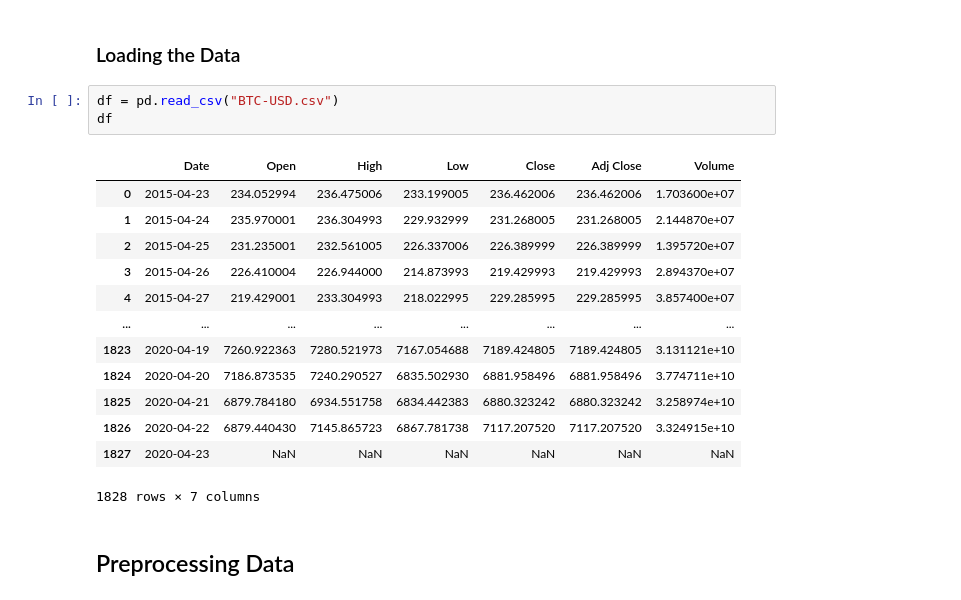
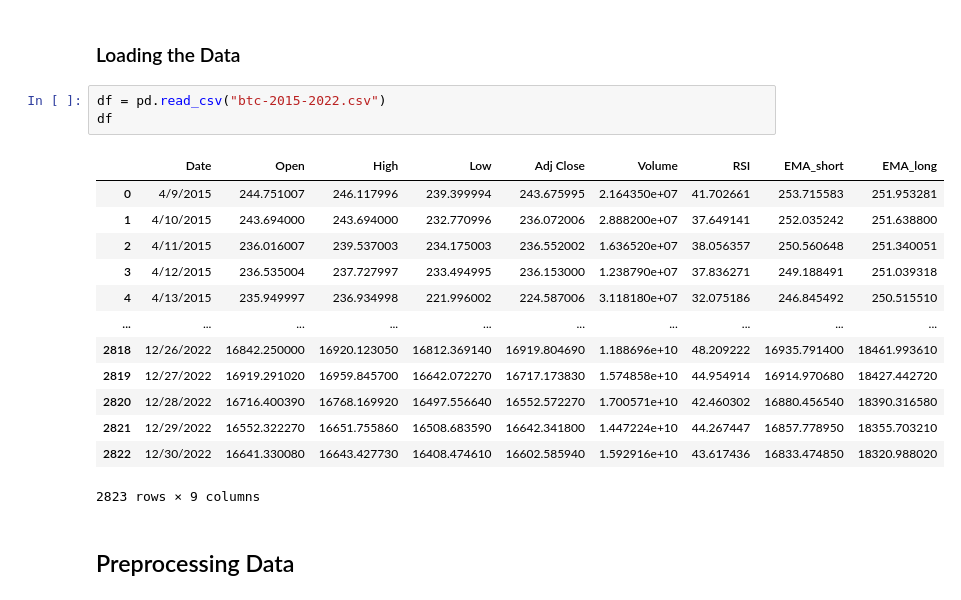
Before and after one commit to amjed87/Price-Forecaster, a Jupyter notebook: BTC-Models/BTC-RNN-Deep-Learning.ipynb, the cells around one changed output. Saved outputs shown, nothing was run; the diff lists cells and outputs as text.

```diff
--- a/BTC-Models/BTC-RNN-Deep-Learning.ipynb
+++ b/BTC-Models/BTC-RNN-Deep-Learning.ipynb
@@ -14,22 +14,22 @@ from keras.layers import LSTM, Dense, Dropout
 # %% [markdown]
 ### Loading the Data
 # %%
-df = pd.read_csv("BTC-USD.csv")
+df = pd.read_csv("btc-2015-2022.csv")
 df
 # %% [output]
-|  | Date | Open | High | Low | Close | Adj Close | Volume |
-| 0 | 2015-04-23 | 234.052994 | 236.475006 | 233.199005 | 236.462006 | 236.462006 | 1.703600e+07 |
-| 1 | 2015-04-24 | 235.970001 | 236.304993 | 229.932999 | 231.268005 | 231.268005 | 2.144870e+07 |
-| 2 | 2015-04-25 | 231.235001 | 232.561005 | 226.337006 | 226.389999 | 226.389999 | 1.395720e+07 |
-| 3 | 2015-04-26 | 226.410004 | 226.944000 | 214.873993 | 219.429993 | 219.429993 | 2.894370e+07 |
-| 4 | 2015-04-27 | 219.429001 | 233.304993 | 218.022995 | 229.285995 | 229.285995 | 3.857400e+07 |
-| ... | ... | ... | ... | ... | ... | ... | ... |
-| 1823 | 2020-04-19 | 7260.922363 | 7280.521973 | 7167.054688 | 7189.424805 | 7189.424805 | 3.131121e+10 |
-| 1824 | 2020-04-20 | 7186.873535 | 7240.290527 | 6835.502930 | 6881.958496 | 6881.958496 | 3.774711e+10 |
-| 1825 | 2020-04-21 | 6879.784180 | 6934.551758 | 6834.442383 | 6880.323242 | 6880.323242 | 3.258974e+10 |
-| 1826 | 2020-04-22 | 6879.440430 | 7145.865723 | 6867.781738 | 7117.207520 | 7117.207520 | 3.324915e+10 |
-| 1827 | 2020-04-23 | NaN | NaN | NaN | NaN | NaN | NaN |
+|  | Date | Open | High | Low | Adj Close | Volume | RSI | EMA_short | EMA_long |
+| 0 | 4/9/2015 | 244.751007 | 246.117996 | 239.399994 | 243.675995 | 2.164350e+07 | 41.702661 | 253.715583 | 251.953281 |
+| 1 | 4/10/2015 | 243.694000 | 243.694000 | 232.770996 | 236.072006 | 2.888200e+07 | 37.649141 | 252.035242 | 251.638800 |
+| 2 | 4/11/2015 | 236.016007 | 239.537003 | 234.175003 | 236.552002 | 1.636520e+07 | 38.056357 | 250.560648 | 251.340051 |
+| 3 | 4/12/2015 | 236.535004 | 237.727997 | 233.494995 | 236.153000 | 1.238790e+07 | 37.836271 | 249.188491 | 251.039318 |
+| 4 | 4/13/2015 | 235.949997 | 236.934998 | 221.996002 | 224.587006 | 3.118180e+07 | 32.075186 | 246.845492 | 250.515510 |
+| ... | ... | ... | ... | ... | ... | ... | ... | ... | ... |
+| 2818 | 12/26/2022 | 16842.250000 | 16920.123050 | 16812.369140 | 16919.804690 | 1.188696e+10 | 48.209222 | 16935.791400 | 18461.993610 |
+| 2819 | 12/27/2022 | 16919.291020 | 16959.845700 | 16642.072270 | 16717.173830 | 1.574858e+10 | 44.954914 | 16914.970680 | 18427.442720 |
+| 2820 | 12/28/2022 | 16716.400390 | 16768.169920 | 16497.556640 | 16552.572270 | 1.700571e+10 | 42.460302 | 16880.456540 | 18390.316580 |
+| 2821 | 12/29/2022 | 16552.322270 | 16651.755860 | 16508.683590 | 16642.341800 | 1.447224e+10 | 44.267447 | 16857.778950 | 18355.703210 |
+| 2822 | 12/30/2022 | 16641.330080 | 16643.427730 | 16408.474610 | 16602.585940 | 1.592916e+10 | 43.617436 | 16833.474850 | 18320.988020 |
-1828 rows × 7 columns
+2823 rows × 9 columns
 # %% [markdown]
 ## Preprocessing Data
 # %%
```
Also changed, not shown: parts of 5 cells of this notebook, 1 other file.
